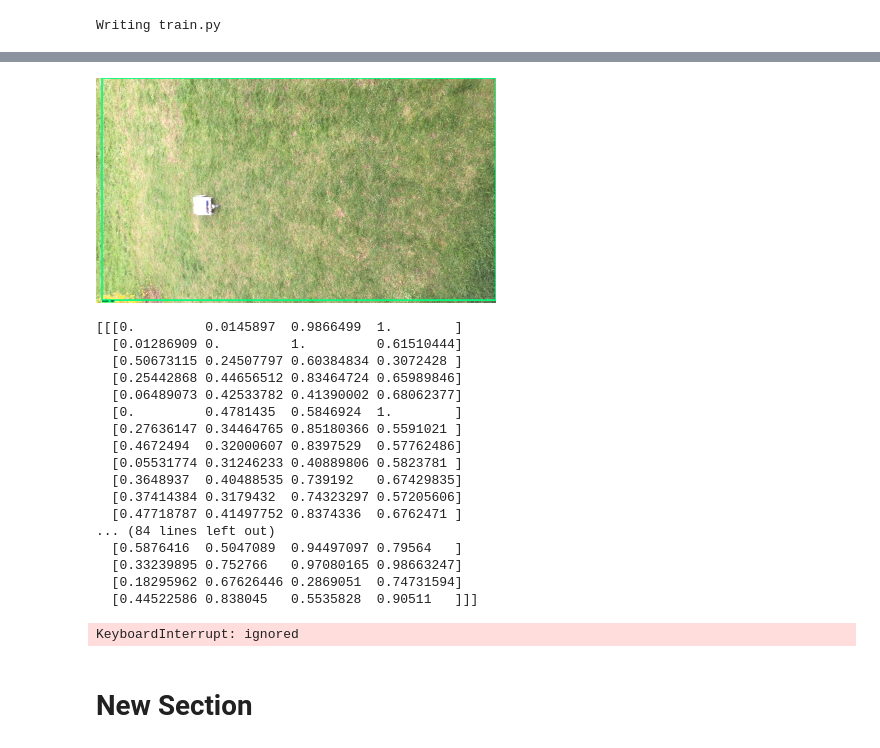
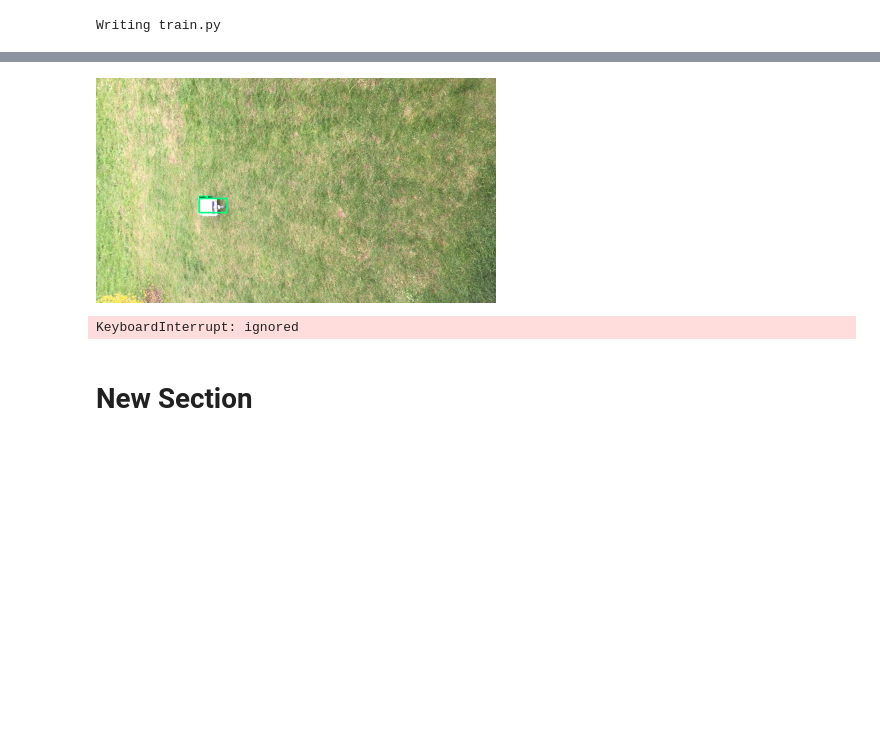
Before and after one commit to emmenets/neuralnetwork, a Jupyter notebook: 190810_02_objectdetectionclassifier.ipynb, the cells around one changed output, grey strips where cells are left out. Saved outputs shown, nothing was run; the diff lists cells and outputs as text; code cells hidden in the pictures; blank space fills up the shorter version.

```diff
--- a/190810_02_objectdetectionclassifier.ipynb
+++ b/190810_02_objectdetectionclassifier.ipynb
@@ -676,7 +710,7 @@ from utils import visualization_utils as vis_util
 
 # Name of the directory containing the object detection module we're using
 MODEL_NAME = 'inference_graph'
-IMAGE_NAME = 'bildtest159.jpg'
+IMAGE_NAME = 'bild101.jpg'
 #IMAGE_NAME = 'ch (8).jpg'
 
 # Grab path to current working directory
@@ -881,53 +919,36 @@ while(video.isOpened()):
             frame,
             np.squeeze(boxes),
             np.squeeze(classes).astype(np.int32),
             np.squeeze(scores),
             category_index,
             use_normalized_coordinates=True,
             line_thickness=8,
-            min_score_thresh=0.80)
+            min_score_thresh=0.70)
 
         # All the results have been drawn on the frame, so it's time to display it.
 
         frame = imutils.resize(frame, 400)
         cv2_imshow(frame)
-        print(boxes)
+        #print(boxes)
         time.sleep(1)
         clear_output()
 
 
         # Press 'q' to quit
         #print(i)
         #i = i + 1
         #if cv2.waitKey(1) == ord('q'):
         #    break
     else:
         break
 
 # Clean up
 print("end1")
 #video.release()
 #cv2.destroyAllWindows()
 print("end2")
 # %% [output]
-[figure, old version]
+[figure, new version]
-[[[0.         0.0145897  0.9866499  1.        ]
-  [0.01286909 0.         1.         0.61510444]
-  [0.50673115 0.24507797 0.60384834 0.3072428 ]
-  [0.25442868 0.44656512 0.83464724 0.65989846]
-  [0.06489073 0.42533782 0.41390002 0.68062377]
-  [0.         0.4781435  0.5846924  1.        ]
-  [0.27636147 0.34464765 0.85180366 0.5591021 ]
-  [0.4672494  0.32000607 0.8397529  0.57762486]
-  [0.05531774 0.31246233 0.40889806 0.5823781 ]
-  [0.3648937  0.40488535 0.739192   0.67429835]
-  [0.37414384 0.3179432  0.74323297 0.57205606]
-  [0.47718787 0.41497752 0.8374336  0.6762471 ]
-... (84 lines left out)
-  [0.5876416  0.5047089  0.94497097 0.79564   ]
-  [0.33239895 0.752766   0.97080165 0.98663247]
-  [0.18295962 0.67626446 0.2869051  0.74731594]
-  [0.44522586 0.838045   0.5535828  0.90511   ]]]
+KeyboardInterrupt: ignored
-KeyboardInterrupt: ignored
 # %% [markdown]
 # New Section
```
Also changed, not shown: parts of 13 cells of this notebook.
